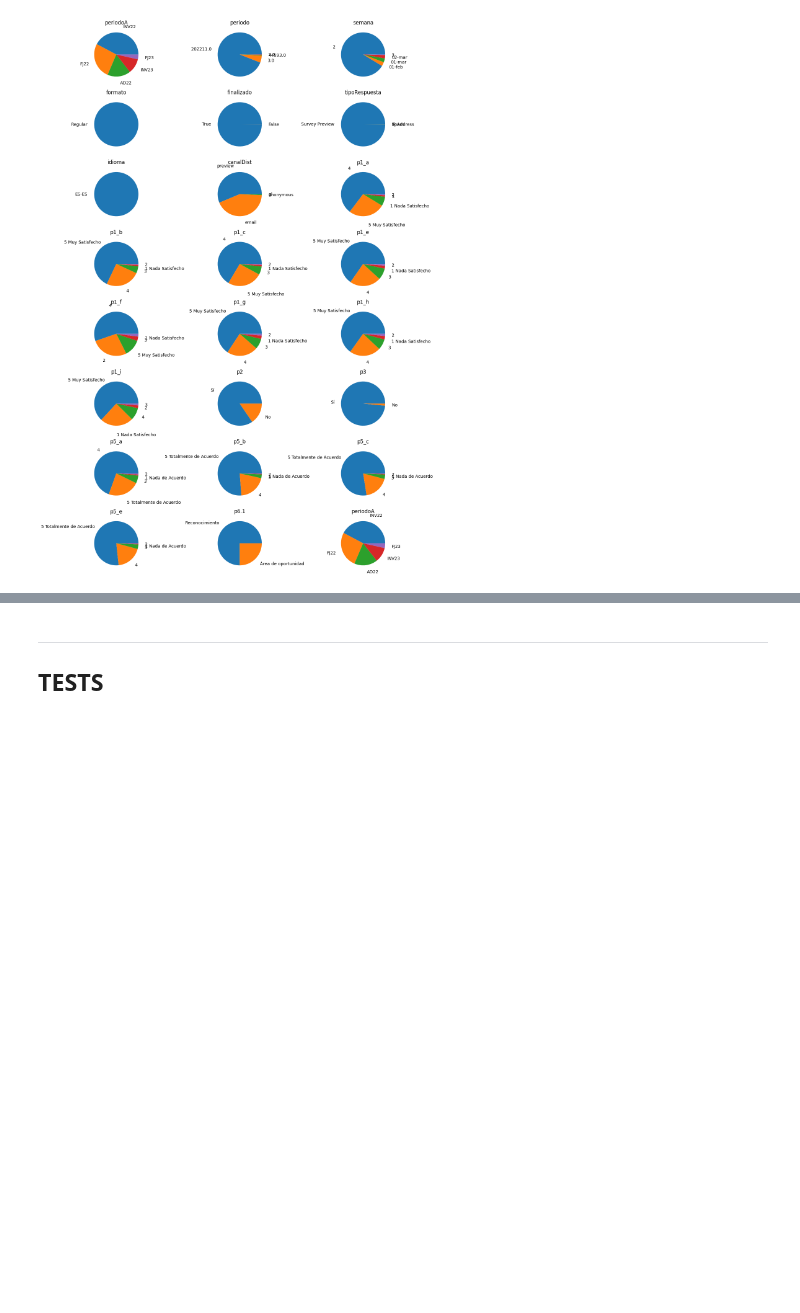
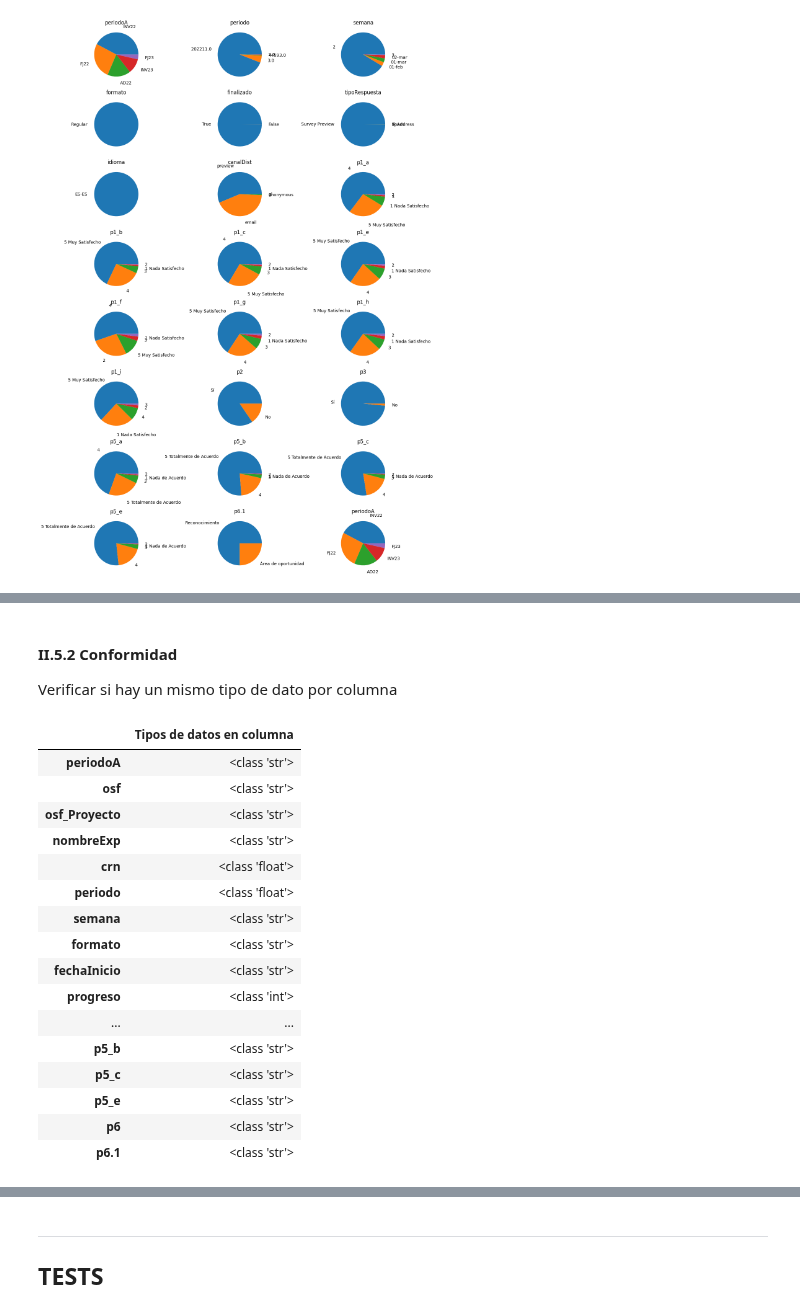
Before and after one commit to EstebanPerez25/ACD-Modelo_predictivo_de_satisfacion, a Jupyter notebook: Modelo_predictivo_de_satisfacción.ipynb, the cells around one changed output, grey strips where cells are left out. Saved outputs shown, nothing was run; the diff lists cells and outputs as text; code cells hidden in the pictures; blank space fills up the shorter version.

```diff
--- a/Modelo_predictivo_de_satisfacción.ipynb
+++ b/Modelo_predictivo_de_satisfacción.ipynb
@@ -440,0 +461,33 @@ plt.show()
+# %% [markdown]
+#### II.5.2 Conformidad
+
+Verificar si hay un mismo tipo de dato por columna
+# %%
+dict_c = {}
+
+for col in df_m.columns:
+    l = []
+    for t in df_m[col].value_counts().index:
+        l.append(type(t))
+
+    dict_c[col] = set(l)
+
+pd.DataFrame.from_dict(dict_c, orient='index').rename(columns={0:'Tipos de datos en columna'})
+# %% [output]
+|  | Tipos de datos en columna |
+| periodoA | <class 'str'> |
+| osf | <class 'str'> |
+| osf_Proyecto | <class 'str'> |
+| nombreExp | <class 'str'> |
+| crn | <class 'float'> |
+| periodo | <class 'float'> |
+| semana | <class 'str'> |
+| formato | <class 'str'> |
+| fechaInicio | <class 'str'> |
+| progreso | <class 'int'> |
+| ... | ... |
+| p5_b | <class 'str'> |
+| p5_c | <class 'str'> |
+| p5_e | <class 'str'> |
+| p6 | <class 'str'> |
+| p6.1 | <class 'str'> |
```
Also changed, not shown: parts of 13 cells of this notebook.
